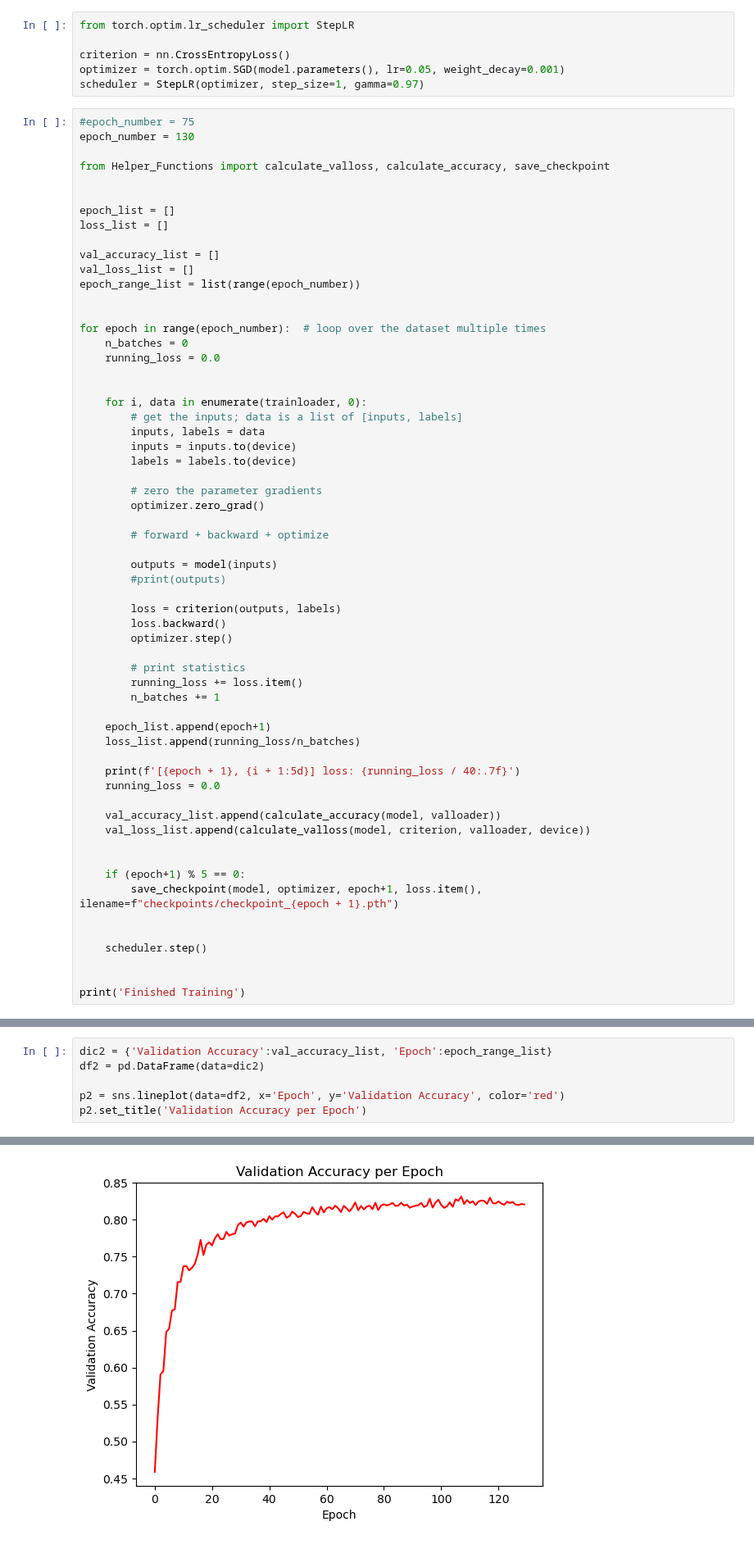
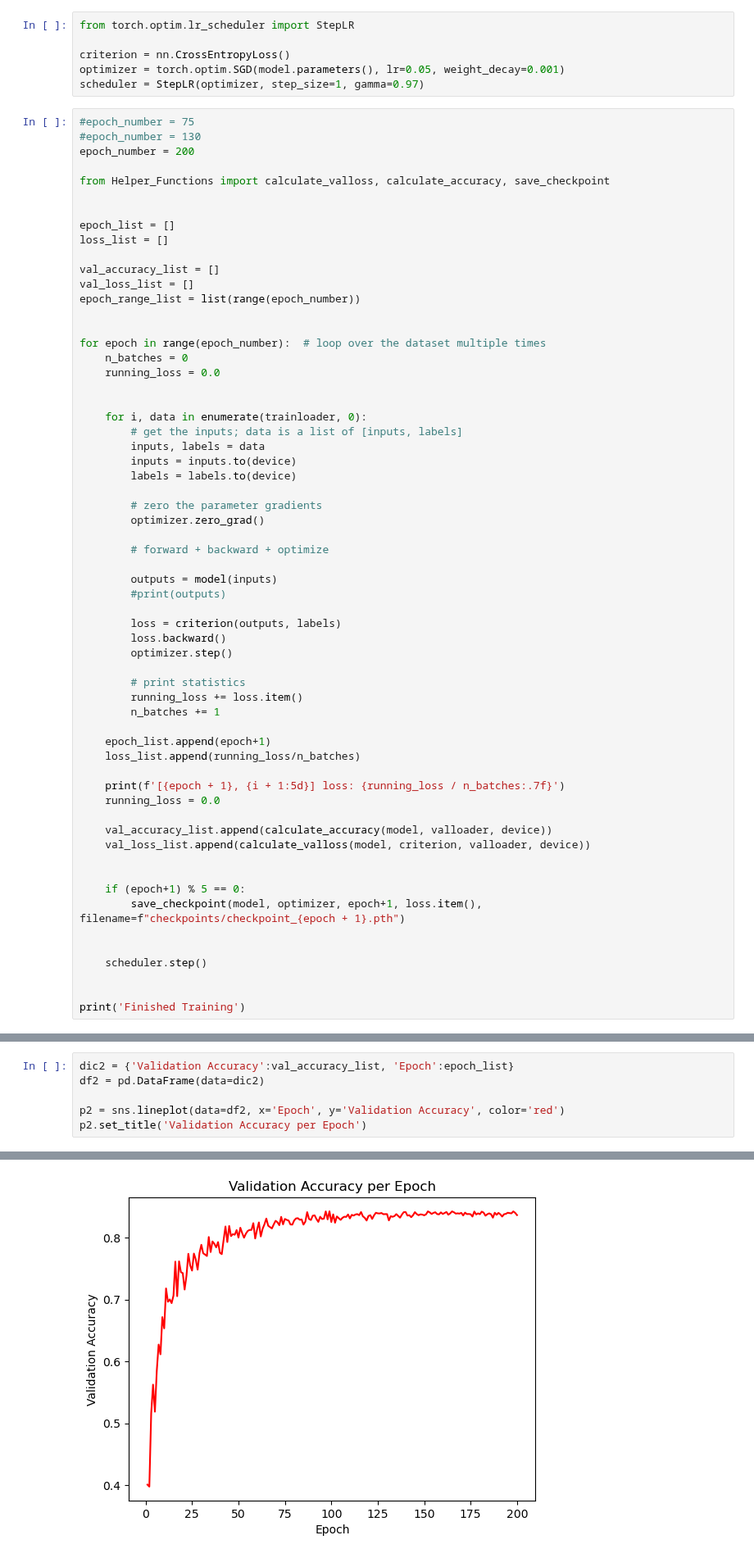
Before and after one commit to MARCI-UTK/EDS4AI, a Jupyter notebook: CNN.ipynb, the cells around one changed output, grey strips where cells are left out. Shown at 82% size. Saved outputs shown, nothing was run; the diff lists cells and outputs as text.

Commit message:
added 200 epoch training

```diff
--- a/CNN.ipynb
+++ b/CNN.ipynb
@@ -90,7 +106,8 @@ optimizer = torch.optim.SGD(model.parameters(), lr=0.05, weight_decay=0.001)
 scheduler = StepLR(optimizer, step_size=1, gamma=0.97)
 # %%
 #epoch_number = 75
-epoch_number = 130
+#epoch_number = 130
+epoch_number = 200
 
 from Helper_Functions import calculate_valloss, calculate_accuracy, save_checkpoint
 
@@ -133,15 +150,15 @@ for epoch in range(epoch_number):  # loop over the dataset multiple times
     epoch_list.append(epoch+1)
     loss_list.append(running_loss/n_batches)
 
-    print(f'[{epoch + 1}, {i + 1:5d}] loss: {running_loss / 40:.7f}')
+    print(f'[{epoch + 1}, {i + 1:5d}] loss: {running_loss / n_batches:.7f}')
     running_loss = 0.0
 
-    val_accuracy_list.append(calculate_accuracy(model, valloader))
+    val_accuracy_list.append(calculate_accuracy(model, valloader, device))
     val_loss_list.append(calculate_valloss(model, criterion, valloader, device))
 
 
     if (epoch+1) % 5 == 0:
-        save_checkpoint(model, optimizer, epoch+1, loss.item(), ilename=f"checkpoints/checkpoint_{epoch + 1}.pth")
+        save_checkpoint(model, optimizer, epoch+1, loss.item(), filename=f"checkpoints/checkpoint_{epoch + 1}.pth")
 
 
     scheduler.step()
@@ -164,9 +198,9 @@ NameError: name 'loss_list' is not defined
 # %%
-dic2 = {'Validation Accuracy':val_accuracy_list, 'Epoch':epoch_range_list}
+dic2 = {'Validation Accuracy':val_accuracy_list, 'Epoch':epoch_list}
 df2 = pd.DataFrame(data=dic2)
 
 p2 = sns.lineplot(data=df2, x='Epoch', y='Validation Accuracy', color='red')
 p2.set_title('Validation Accuracy per Epoch')
 # %% [output]
 Text(0.5, 1.0, 'Validation Accuracy per Epoch')
-[figure, old version]
+[figure, new version]
```
Also changed, not shown: parts of 6 cells of this notebook.
